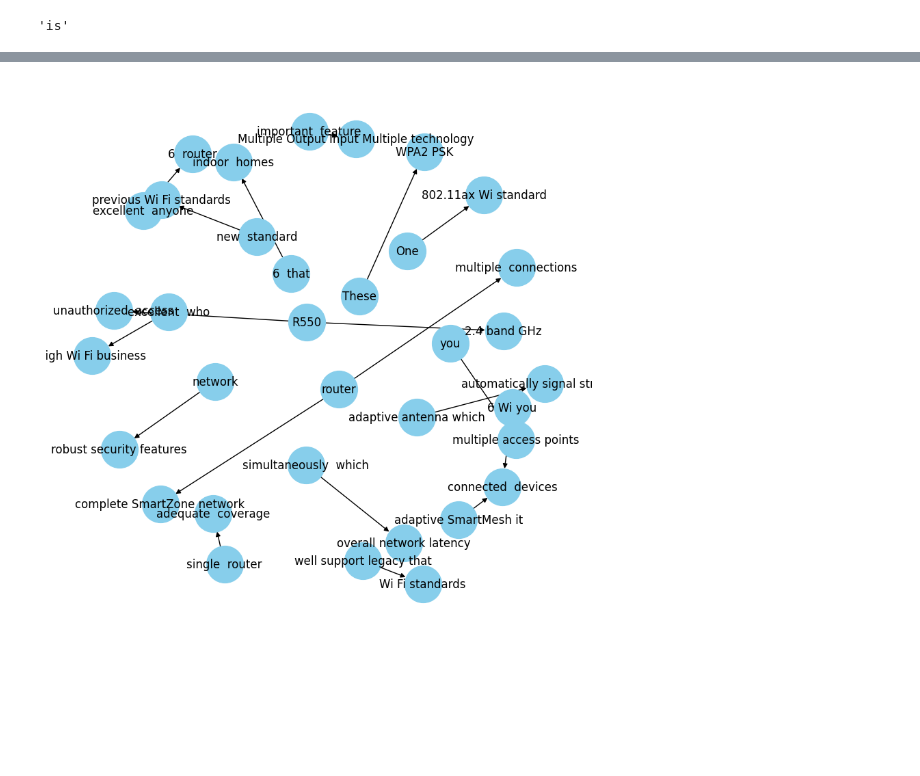
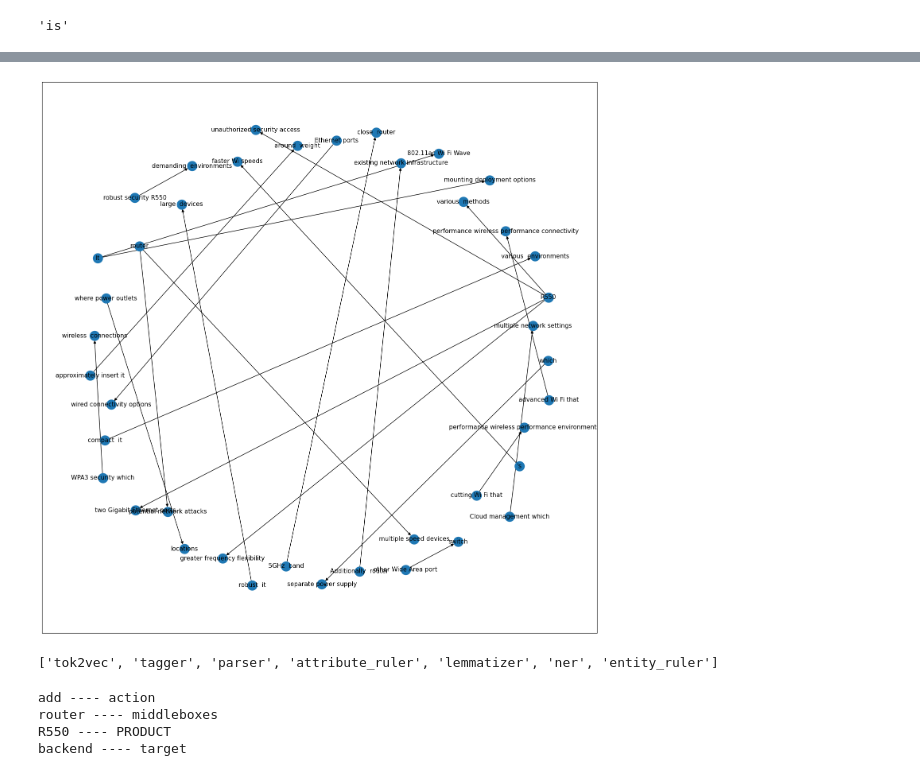
Before and after one commit to swapnil1412/IBN, a Jupyter notebook: Knowledge_graph_NLP.ipynb, the cells around one changed output, grey strips where cells are left out. Cells and saved outputs as stored; diff of their text form; code cells hidden in the pictures; blank space fills up the shorter version.

```diff
--- a/Knowledge_graph_NLP.ipynb
+++ b/Knowledge_graph_NLP.ipynb
@@ -1,6 +38,6 @@
 # %%
 import spacy
-nlp = spacy.load('en_core_web_sm')
+nlp = spacy.load('en_core_web_lg')
 
 doc = nlp("IP address of the router is 192.0.2.1 ")
 
@@ -50,7 +88,7 @@ import bs4
 import requests
 import spacy
 from spacy import displacy
-nlp = spacy.load('en_core_web_sm')
+nlp = spacy.load('en_core_web_lg')
 
 from spacy.matcher import Matcher
 from spacy.tokens import Span
@@ -104,7 +139,7 @@ Name: Sentences, dtype: object
 # %%
 #check the subject and object of one of these sentences.
 #Ideally, there should be one subject and one object in the sentence:
-doc = nlp("The Ruckus R550 is a powerful and feature-packed Wi-Fi 6 router that is designed for indoor use in homes, small offices, and medium-sized enterprises.")
+doc = nlp("The Ruckus R550 is a powerful and feature-packed Wi-Fi 6 router that is designed for indoor use in homes, small offices, and medium-sized enterprises.R550 is is the ON state. R550 has port 1 empty.")
 for tok in doc:
   print(tok.text, "...", tok.dep_)
 #There is only one subject (‘process’) and only one object (‘standard’)
@@ -297,9 +340,10 @@ plt.show()
 # %%
 
 
-plt.figure(figsize=(8,8))
-pos = nx.spring_layout(G, k = 0.5) # k regulates the distance between nodes
-nx.draw(G, with_labels=True, node_color='skyblue', node_size=1500, edge_cmap=plt.cm.Blues, pos = pos)
+plt.figure(figsize=(18,18))
+pos = nx.spring_layout(G, k = 15) # k regulates the distance between nodes
+#nx.draw(G, with_labels=True, node_color='skyblue', node_size=150, edge_cmap=plt.cm.Blues, pos = pos)
+nx.draw_networkx(G,font_size = 11,pos=pos)
 plt.show()
 # %% [output]
-[figure, old version]
+[figure, new version]
@@ -305,0 +370,16 @@ plt.show()
+# %%
+print(nlp.pipe_names)
+# %% [output]
+['tok2vec', 'tagger', 'parser', 'attribute_ruler', 'lemmatizer', 'ner', 'entity_ruler']
+# %%
+task = "please add router R550 to backend"
+
+doc = nlp(task)
+
+for ent in doc.ents:
+  print(ent.text,"----",ent.label_)
+# %% [output]
+add ---- action
+router ---- middleboxes
+R550 ---- PRODUCT
+backend ---- target
```
Also changed, not shown: parts of 20 cells of this notebook, 1 other file.
